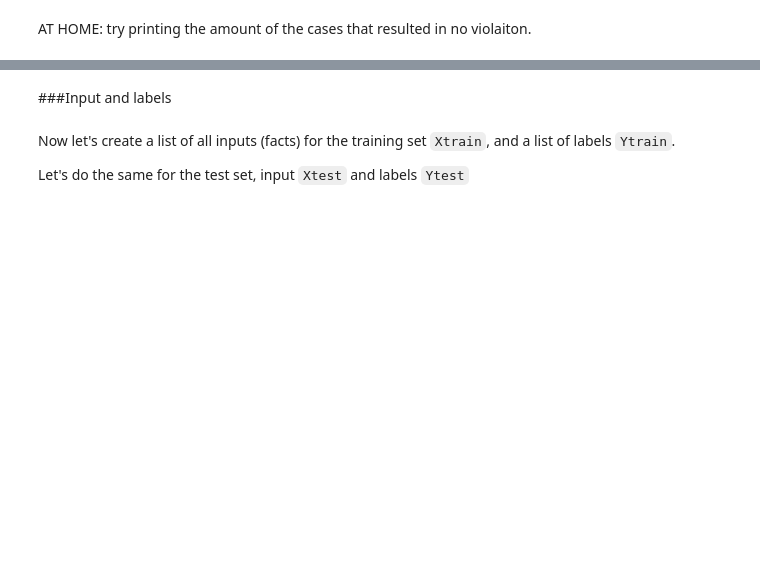
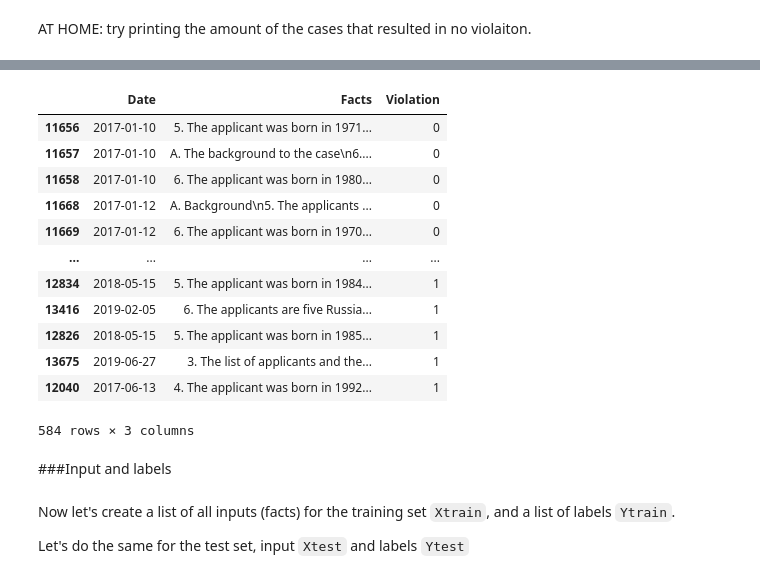
Before and after one commit to masha-medvedeva/AI_and_Digital_Skills, a Jupyter notebook: predicting_court_decisions.ipynb, the cells around one changed output, grey strips where cells are left out. Saved outputs shown, nothing was run; the diff lists cells and outputs as text; code cells hidden in the pictures; blank space fills up the shorter version.

```diff
--- a/predicting_court_decisions.ipynb
+++ b/predicting_court_decisions.ipynb
@@ -138,3 +208,23 @@ AT HOME: try printing the amount of the cases that resulted in no violaiton.
+# %%
+test_v = test[test['Violation'] == 1]
+test_nv = test[test['Violation'] == 0]
+test_v = test_v.sample(n=len(test_nv), random_state=101)
+test = pd.concat([test_nv, test_v])
+test
+# %% [output]
+|  | Date | Facts | Violation |
+| 11656 | 2017-01-10 | 5. The applicant was born in 1971... | 0 |
+| 11657 | 2017-01-10 | A. The background to the case\n6.... | 0 |
+| 11658 | 2017-01-10 | 6. The applicant was born in 1980... | 0 |
+| 11668 | 2017-01-12 | A. Background\n5. The applicants ... | 0 |
+| 11669 | 2017-01-12 | 6. The applicant was born in 1970... | 0 |
+| ... | ... | ... | ... |
+| 12834 | 2018-05-15 | 5. The applicant was born in 1984... | 1 |
+| 13416 | 2019-02-05 | 6. The applicants are five Russia... | 1 |
+| 12826 | 2018-05-15 | 5. The applicant was born in 1985... | 1 |
+| 13675 | 2019-06-27 | 3. The list of applicants and the... | 1 |
+| 12040 | 2017-06-13 | 4. The applicant was born in 1992... | 1 |
+584 rows × 3 columns
 # %% [markdown]
 ###Input and labels
 # %% [markdown]
```
Also changed, not shown: parts of 27 cells of this notebook.
